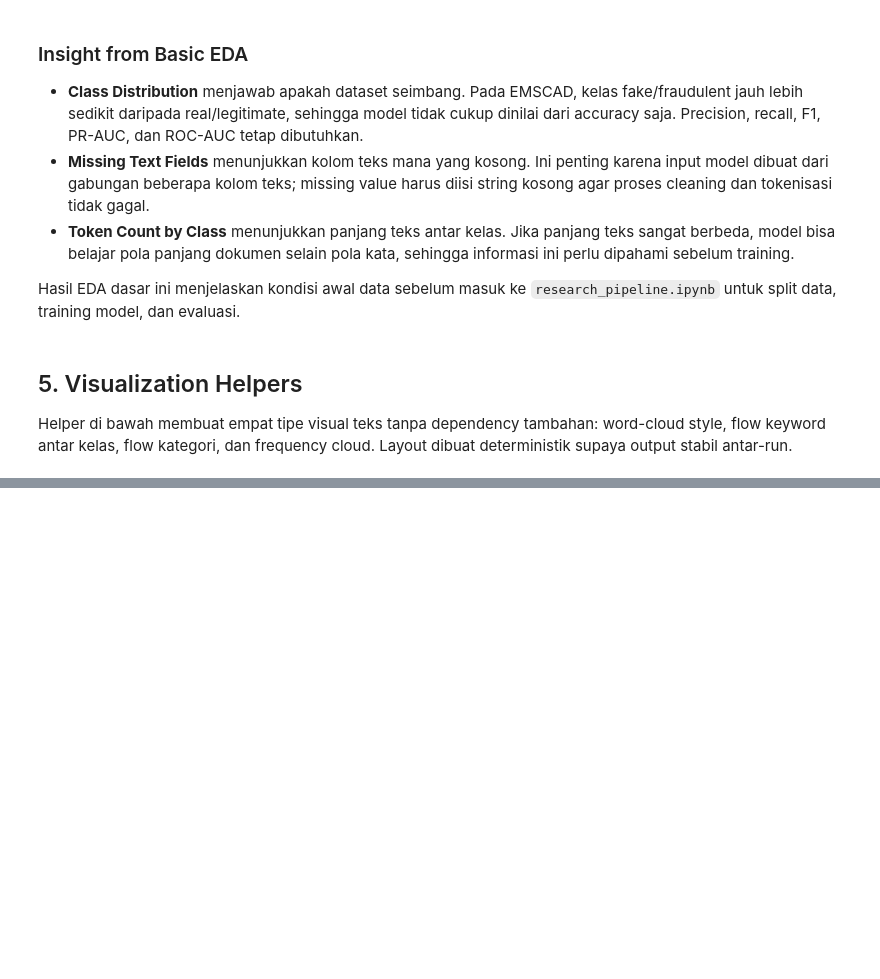
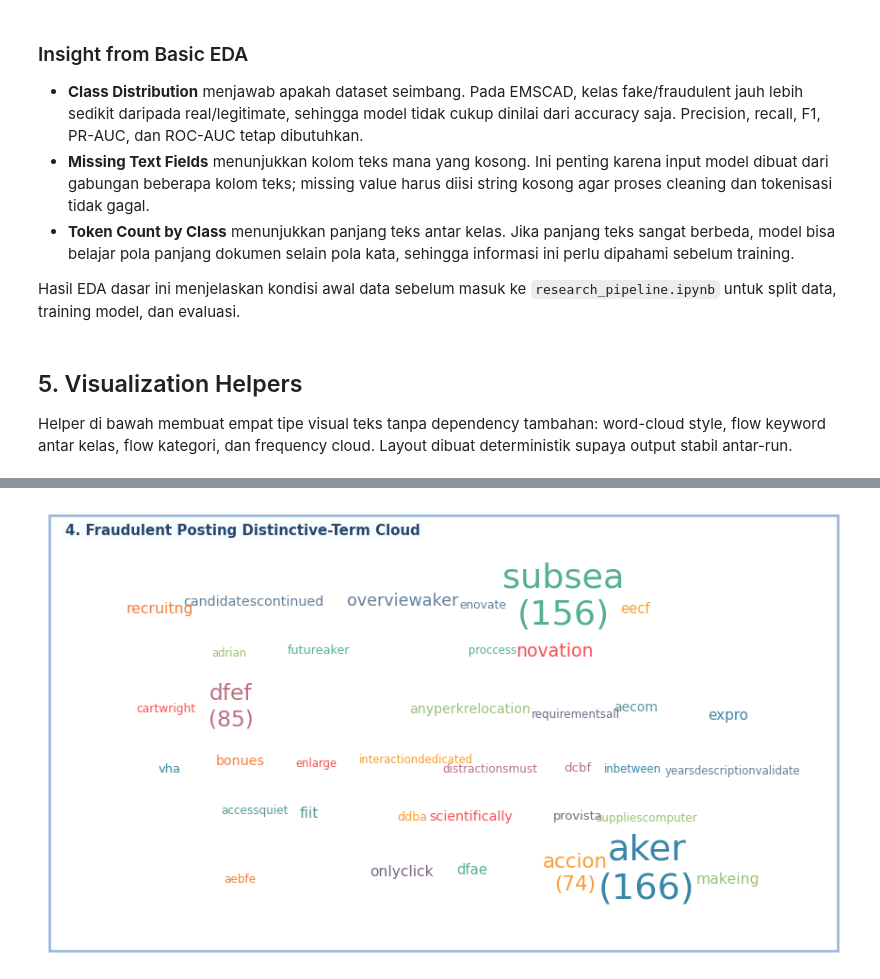
Before and after one commit to z0zero/job-scam-BERT-ALBERT-RoBERTa, a Jupyter notebook: eda_text_visualization.ipynb, the cells around one changed output, grey strips where cells are left out. Saved outputs shown, nothing was run; the diff lists cells and outputs as text; code cells hidden in the pictures; blank space fills up the shorter version.

```diff
--- a/eda_text_visualization.ipynb
+++ b/eda_text_visualization.ipynb
@@ -596,0 +701,14 @@ Saved figure to: /content/artifacts/figures/eda_text_visualization_examples.png
+# %%
+fig, ax = plt.subplots(figsize=(9, 5))
+draw_text_cloud(
+    ax,
+    fraud_distinctive_cloud_terms,
+    "4. Fraudulent Posting Distinctive-Term Cloud",
+    seed=19,
+    max_words=36,
+    show_counts=True,
+    rotate=False,
+)
+plt.show()
+# %% [output]
+[figure, added]
```
Also changed, not shown: parts of 17 cells of this notebook, 8 other files.
